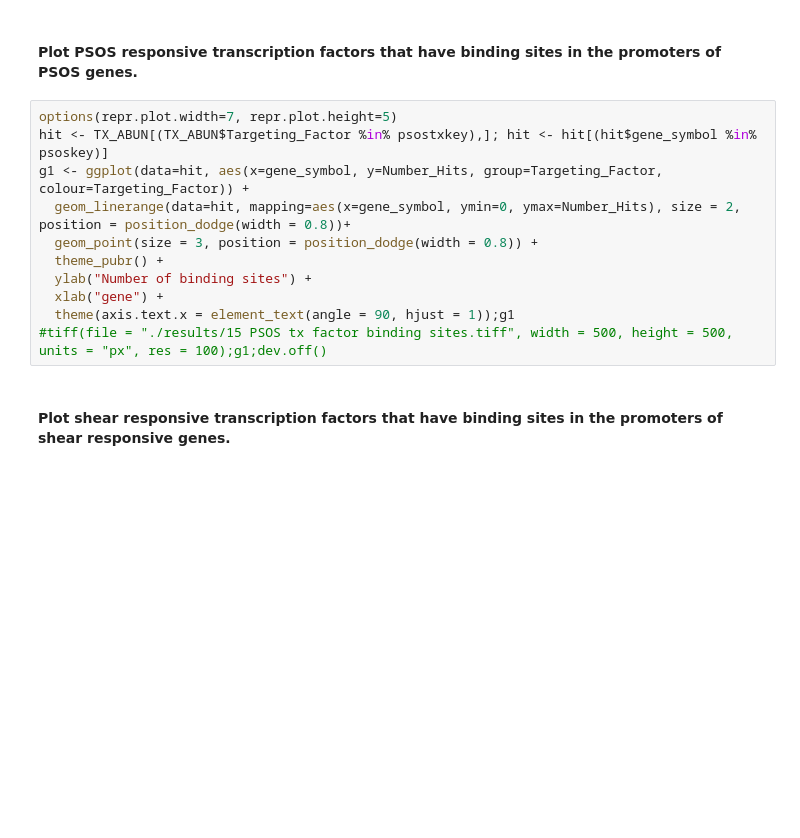
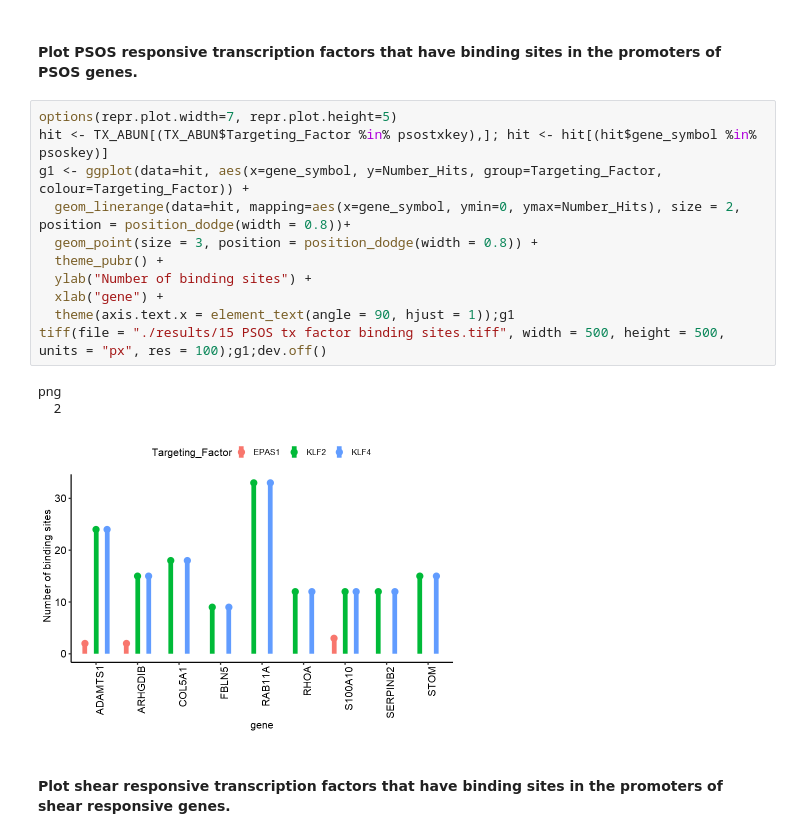
Before and after one commit to brendangongol/Classification_of_COVID19_shear_responsive_genes, a Jupyter notebook: 2020-6-10 Classification_of_shear_gene_expression.ipynb, the cells around one changed output. Cells and saved outputs as stored; diff of their text form; blank space fills up the shorter version.

```diff
--- a/2020-6-10 Classification_of_shear_gene_expression.ipynb
+++ b/2020-6-10 Classification_of_shear_gene_expression.ipynb
@@ -485,14 +584,18 @@ psoskey <- psos$GeneName
 # %%
 options(repr.plot.width=7, repr.plot.height=5)
 hit <- TX_ABUN[(TX_ABUN$Targeting_Factor %in% psostxkey),]; hit <- hit[(hit$gene_symbol %in% psoskey)]
 g1 <- ggplot(data=hit, aes(x=gene_symbol, y=Number_Hits, group=Targeting_Factor, colour=Targeting_Factor)) +
   geom_linerange(data=hit, mapping=aes(x=gene_symbol, ymin=0, ymax=Number_Hits), size = 2, position = position_dodge(width = 0.8))+
   geom_point(size = 3, position = position_dodge(width = 0.8)) +
   theme_pubr() +
   ylab("Number of binding sites") +
   xlab("gene") +
   theme(axis.text.x = element_text(angle = 90, hjust = 1));g1
-#tiff(file = "./results/15 PSOS tx factor binding sites.tiff", width = 500, height = 500, units = "px", res = 100);g1;dev.off()
+tiff(file = "./results/15 PSOS tx factor binding sites.tiff", width = 500, height = 500, units = "px", res = 100);g1;dev.off()
+# %% [output]
+png
+  2
+[figure, added]
 # %% [markdown]
 #### Plot shear responsive transcription factors that have binding sites in the promoters of shear responsive genes.
 # %%
```
Also changed, not shown: parts of 35 cells of this notebook, 8 other files.
